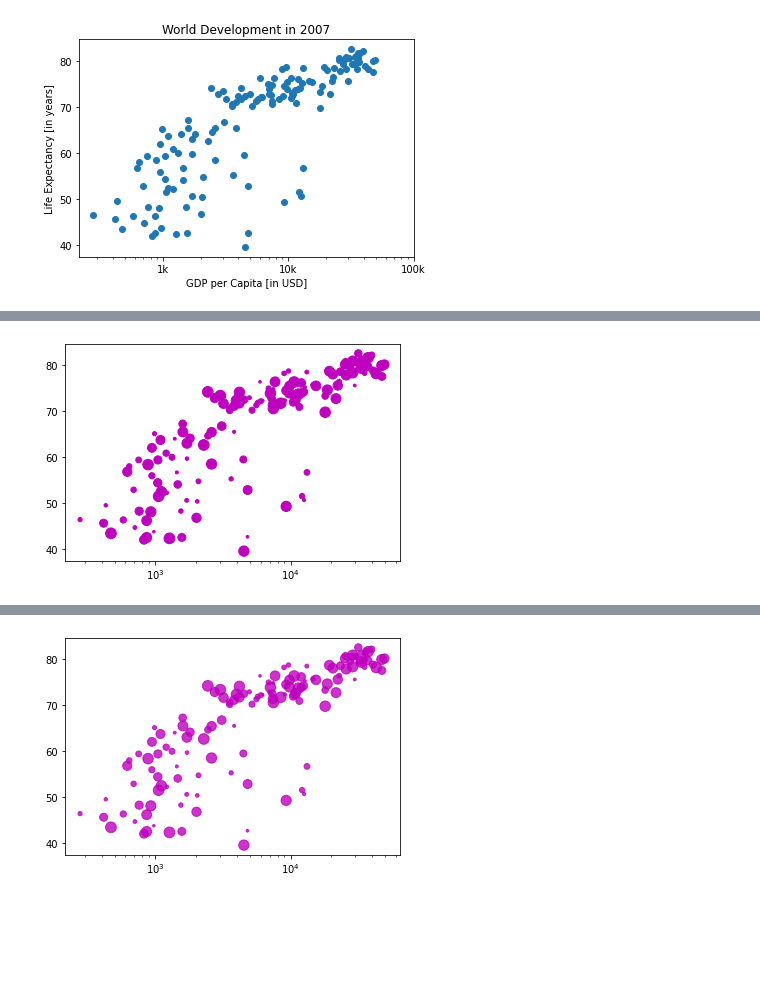
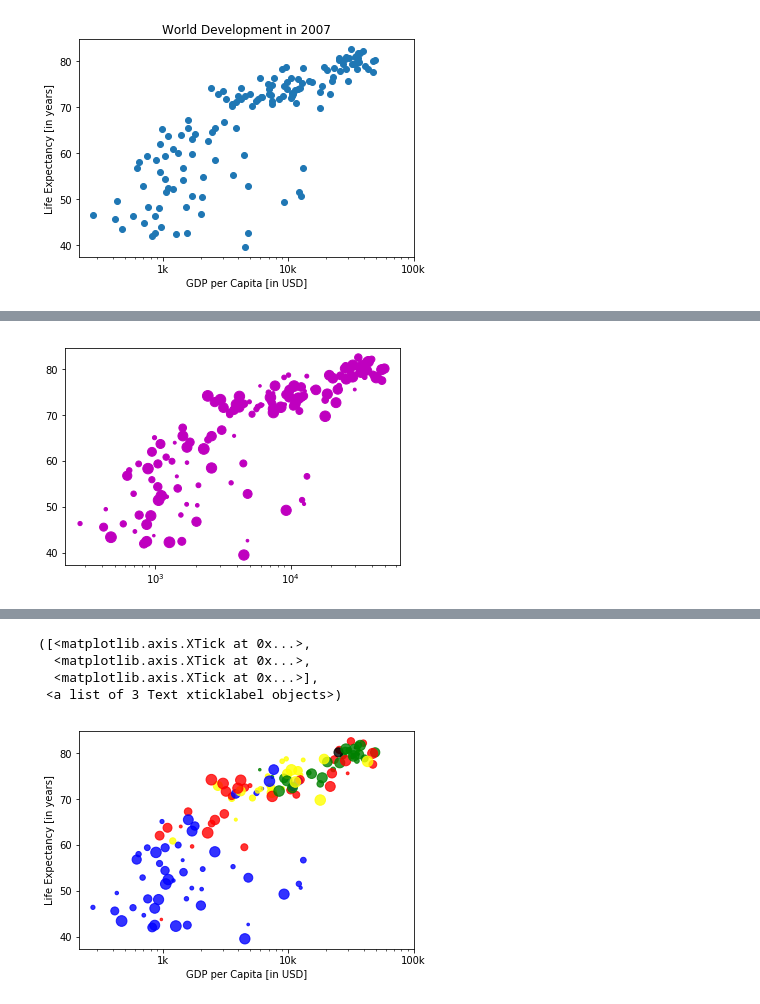
Before and after one commit to galvin96/course-MachineLearning, a Jupyter notebook: Bai_6/6.3/Chapter6_Exercise3_Pop.ipynb, the cells around one changed output, grey strips where cells are left out. Cells and saved outputs as stored; diff of their text form; code cells hidden in the pictures; blank space fills up the shorter version.

```diff
--- a/Bai_6/6.3/Chapter6_Exercise3_Pop.ipynb
+++ b/Bai_6/6.3/Chapter6_Exercise3_Pop.ipynb
@@ -211,11 +211,11 @@ Text(0.5, 1.0, 'World Development in 2007')
 # Tạo numpy array np_pop từ pop
 np_pop = np.array(pop)
 # Vẽ scatter plot của gdp_cap và life_exp, với s = np_pop * 2, màu magenta
-area = np_pop[:len(gdp_cap)-len(area)] ** 2
+area = np_pop[:len(gdp_cap)-len(np_pop)] ** 2
 plt.scatter(gdp_cap, life_exp, s= area, color='m')
 plt.xscale('log')
 # %% [output]
-[figure, old version]
+[figure, new version]
 # %% [markdown]
 <details>
   <summary>Nhấn vào đây để xem kết quả !</summary>
@@ -227,21 +227,26 @@ plt.xscale('log')
 # %%
 # Câu 12:
 # Danh sách màu tương ứng với các nhóm quốc gia
 #'Asia':'red', 'Europe':'green', 'Africa':'blue', 'Americas':'yellow', 'Oceania':'black'
-colors = {'Asia':'red', 'Europe':'green', 'Africa':'blue', 'Americas':'yellow', 'Oceania':'black'}
-area = np_pop[:len(gdp_cap)-len(area)] ** 2
-plt.scatter(gdp_cap, life_exp, s= area, color='m', alpha=0.8)
-plt.xscale('log')
+
 # Bạn nhận xét gì về biểu đồ vừa vẽ
 col = ['red', 'green', 'blue', 'blue', 'yellow', 'black', 'green', 'red', 'red', 'green', 'blue',
        'yellow', 'green', 'blue', 'yellow', 'green', 'blue', 'blue', 'red', 'blue', 'yellow', 'blue',
        'blue', 'yellow', 'red', 'yellow', 'blue', 'blue', 'blue', 'yellow', 'blue', 'green', 'yellow', 'green', 'green', 'blue', 'yellow', 'yellow', 'blue', 'yellow', 'blue', 'blue', 'blue', 'green', 'green', 'blue', 'blue', 'green', 'blue', 'green', 'yellow', 'blue', 'blue', 'yellow', 'yellow', 'red', 'green', 'green', 'red', 'red', 'red', 'red', 'green', 'red', 'green', 'yellow', 'red', 'red', 'blue', 'red', 'red', 'red', 'red', 'blue', 'blue', 'blue', 'blue', 'blue', 'red', 'blue', 'blue', 'blue', 'yellow', 'red', 'green', 'blue', 'blue', 'red', 'blue', 'red', 'green', 'black', 'yellow', 'blue', 'blue', 'green', 'red', 'red', 'yellow', 'yellow', 'yellow', 'red', 'green', 'green', 'yellow', 'blue', 'green', 'blue', 'blue', 'red', 'blue', 'green', 'blue', 'red', 'green', 'green', 'blue', 'blue', 'green', 'red', 'blue', 'blue', 'green', 'green', 'red', 'red', 'blue', 'red', 'blue', 'yellow', 'blue', 'green', 'blue', 'green', 'yellow', 'yellow', 'yellow', 'red', 'red', 'red', 'blue', 'blue']
 # Vẽ scatter plot của gdp_cap và life_exp, với s = np.array(pop) * 2, màu c = col, alpha=0.8
-
-
+area = np_pop[:len(gdp_cap)] ** 2
+plt.scatter(gdp_cap, life_exp, s= area, color=col, alpha=0.8)
+plt.xscale('log')
+plt.ylabel('Life Expectancy [in years]')
+plt.xlabel('GDP per Capita [in USD]')
+plt.xticks([1000, 10000, 100000],['1k', '10k', '100k'])
 # Thiết lập xlabel, ylabel, title và plt.xticks([1000, 10000, 100000],['1k', '10k', '100k'])
 # %% [output]
+([<matplotlib.axis.XTick at 0x...>,
+  <matplotlib.axis.XTick at 0x...>,
+  <matplotlib.axis.XTick at 0x...>],
+ <a list of 3 Text xticklabel objects>)
-[figure, old version]
+[figure, new version]
 # %% [markdown]
 <details>
   <summary>Nhấn vào đây để xem kết quả !</summary>
```
Also changed, not shown: parts of 9 cells of this notebook, 5 other files.
